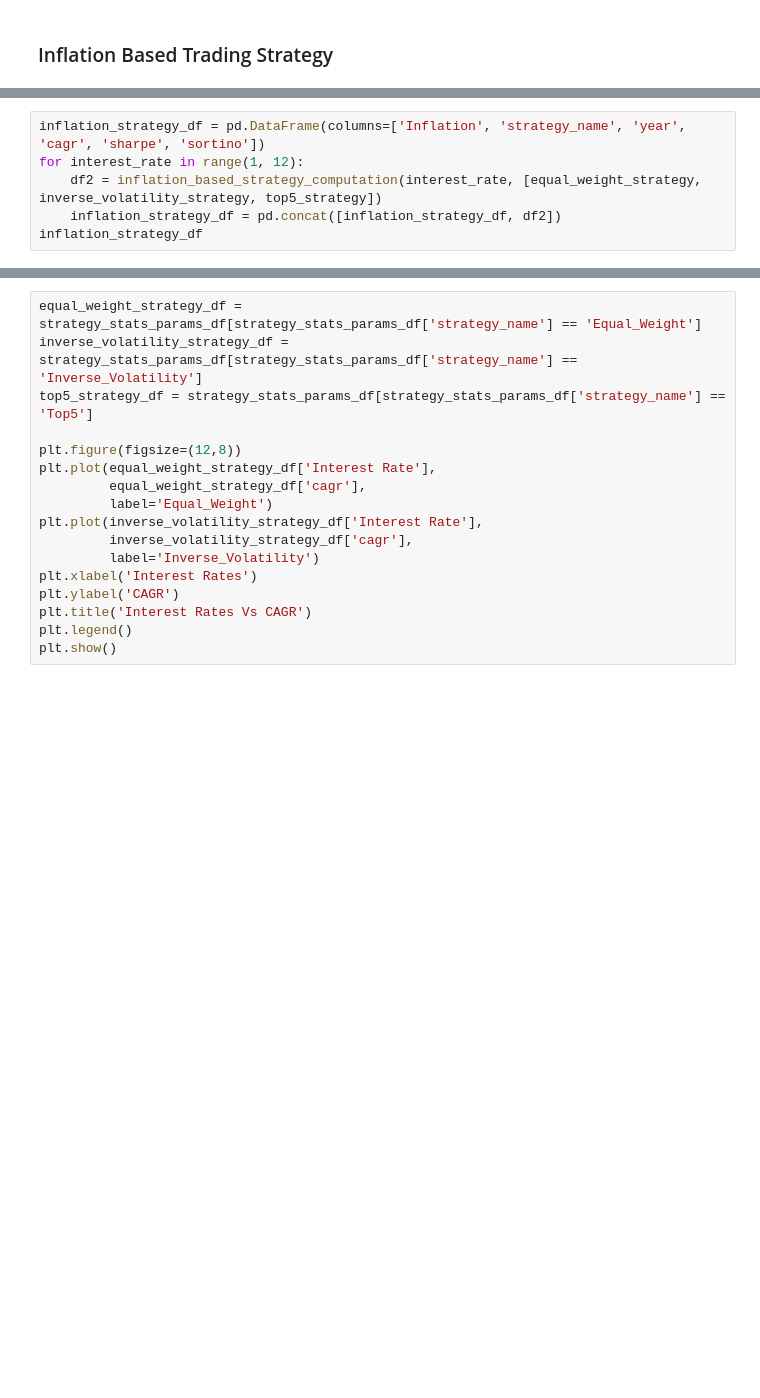
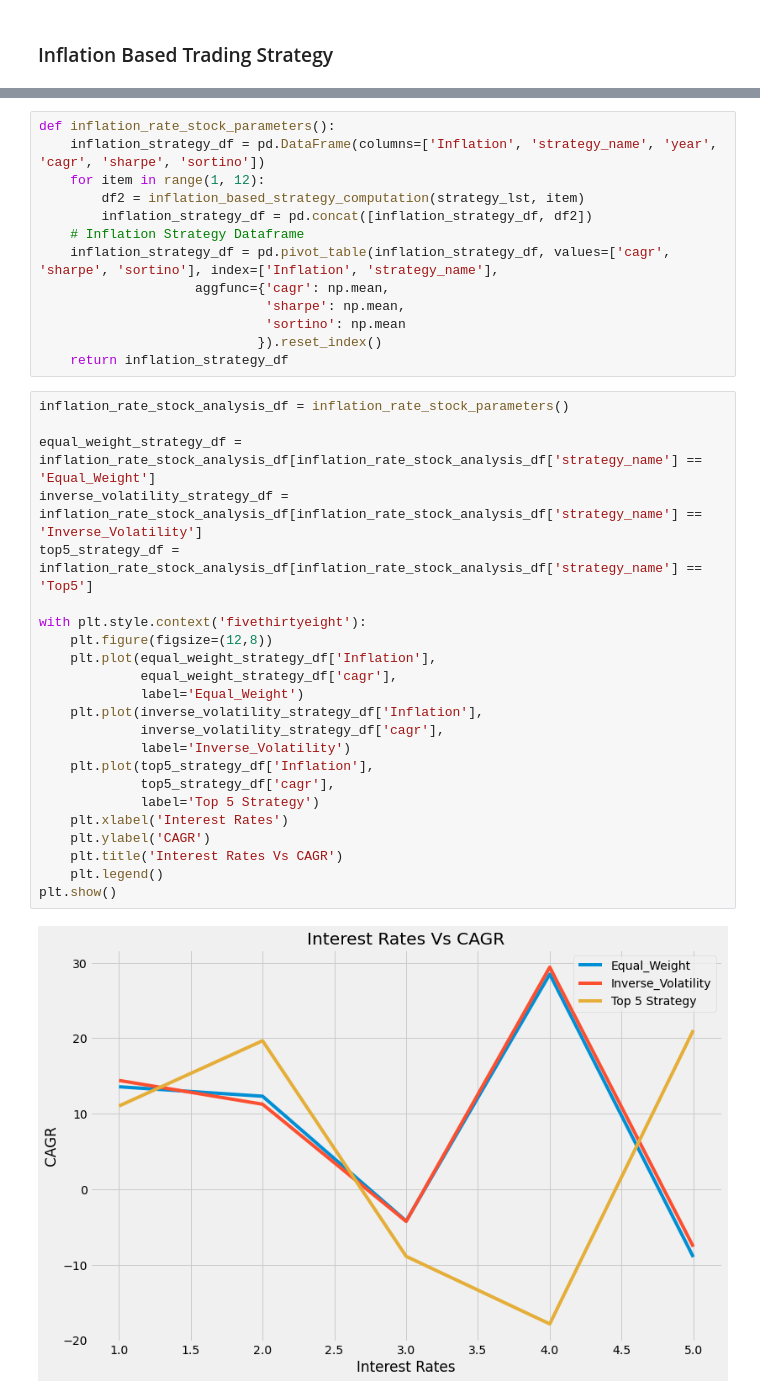
Before and after one commit to kartskri/FinancialTrading, a Jupyter notebook: project/Project_V2.ipynb, the cells around one changed output, grey strips where cells are left out. Saved outputs shown, nothing was run; the diff lists cells and outputs as text; blank space fills up the shorter version.

```diff
--- a/project/Project_V2.ipynb
+++ b/project/Project_V2.ipynb
@@ -405,9 +421,3 @@ def inflation_based_strategy_computation(target_inflation_metric, strategies):
 
     return pd.DataFrame(list(zip(lst_inflation, lst_strategy, lst_year, lst_cagr, lst_sharpe, lst_sortino)),
                      columns=['Inflation', 'strategy_name', 'year', 'cagr', 'sharpe', 'sortino'])
-# %%
-inflation_strategy_df = pd.DataFrame(columns=['Inflation', 'strategy_name', 'year', 'cagr', 'sharpe', 'sortino'])
-for interest_rate in range(1, 12):
-    df2 = inflation_based_strategy_computation(interest_rate, [equal_weight_strategy, inverse_volatility_strategy, top5_strategy])
-    inflation_strategy_df = pd.concat([inflation_strategy_df, df2])
-inflation_strategy_df
@@ -420,17 +424,38 @@ strategy_stats_params_df = pd.pivot_table(inflation_strategy_df, values=['cagr',
+# %%
+def inflation_rate_stock_parameters():
+    inflation_strategy_df = pd.DataFrame(columns=['Inflation', 'strategy_name', 'year', 'cagr', 'sharpe', 'sortino'])
+    for item in range(1, 12):
+        df2 = inflation_based_strategy_computation(strategy_lst, item)
+        inflation_strategy_df = pd.concat([inflation_strategy_df, df2])
+    # Inflation Strategy Dataframe
+    inflation_strategy_df = pd.pivot_table(inflation_strategy_df, values=['cagr', 'sharpe', 'sortino'], index=['Inflation', 'strategy_name'],
+                    aggfunc={'cagr': np.mean,
+                             'sharpe': np.mean,
+                             'sortino': np.mean
+                            }).reset_index()
+    return inflation_strategy_df
 # %%
-equal_weight_strategy_df = strategy_stats_params_df[strategy_stats_params_df['strategy_name'] == 'Equal_Weight']
-inverse_volatility_strategy_df = strategy_stats_params_df[strategy_stats_params_df['strategy_name'] == 'Inverse_Volatility']
-top5_strategy_df = strategy_stats_params_df[strategy_stats_params_df['strategy_name'] == 'Top5']
+inflation_rate_stock_analysis_df = inflation_rate_stock_parameters()
 
-plt.figure(figsize=(12,8))
-plt.plot(equal_weight_strategy_df['Interest Rate'],
-         equal_weight_strategy_df['cagr'],
-         label='Equal_Weight')
-plt.plot(inverse_volatility_strategy_df['Interest Rate'],
-         inverse_volatility_strategy_df['cagr'],
-         label='Inverse_Volatility')
-plt.xlabel('Interest Rates')
-plt.ylabel('CAGR')
-plt.title('Interest Rates Vs CAGR')
-plt.legend()
+equal_weight_strategy_df = inflation_rate_stock_analysis_df[inflation_rate_stock_analysis_df['strategy_name'] == 'Equal_Weight']
+inverse_volatility_strategy_df = inflation_rate_stock_analysis_df[inflation_rate_stock_analysis_df['strategy_name'] == 'Inverse_Volatility']
+top5_strategy_df = inflation_rate_stock_analysis_df[inflation_rate_stock_analysis_df['strategy_name'] == 'Top5']
+
+with plt.style.context('fivethirtyeight'):
+    plt.figure(figsize=(12,8))
+    plt.plot(equal_weight_strategy_df['Inflation'],
+             equal_weight_strategy_df['cagr'],
+             label='Equal_Weight')
+    plt.plot(inverse_volatility_strategy_df['Inflation'],
+             inverse_volatility_strategy_df['cagr'],
+             label='Inverse_Volatility')
+    plt.plot(top5_strategy_df['Inflation'],
+             top5_strategy_df['cagr'],
+             label='Top 5 Strategy')
+    plt.xlabel('Interest Rates')
+    plt.ylabel('CAGR')
+    plt.title('Interest Rates Vs CAGR')
+    plt.legend()
 plt.show()
+# %% [output]
+[figure, added]
```
Also changed, not shown: parts of 17 cells of this notebook, 5 other files.
